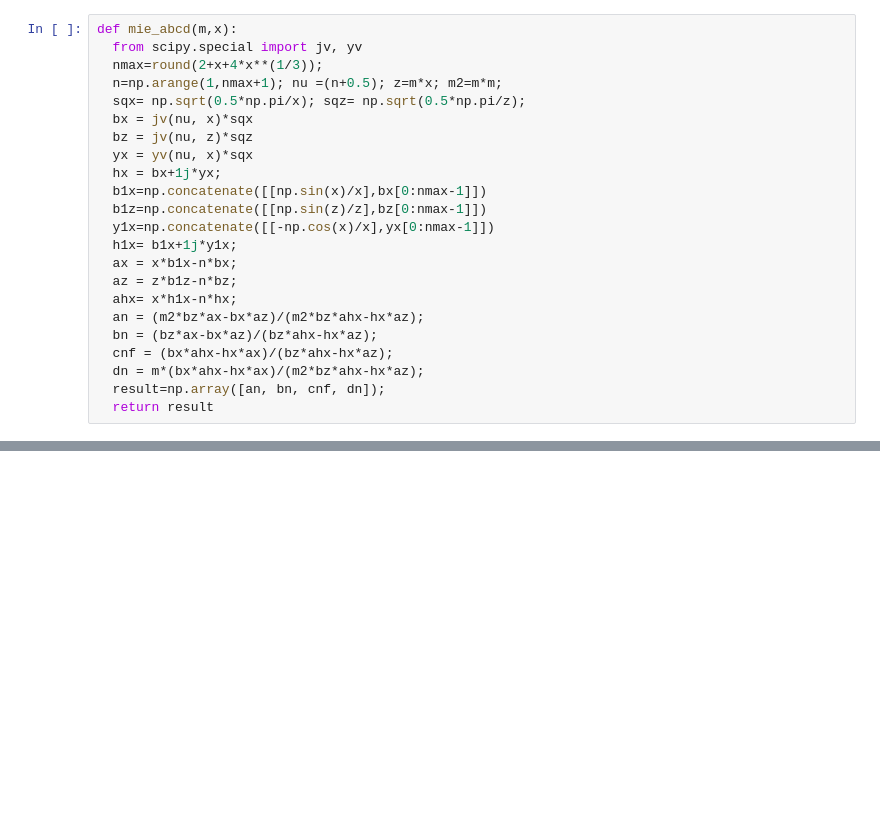
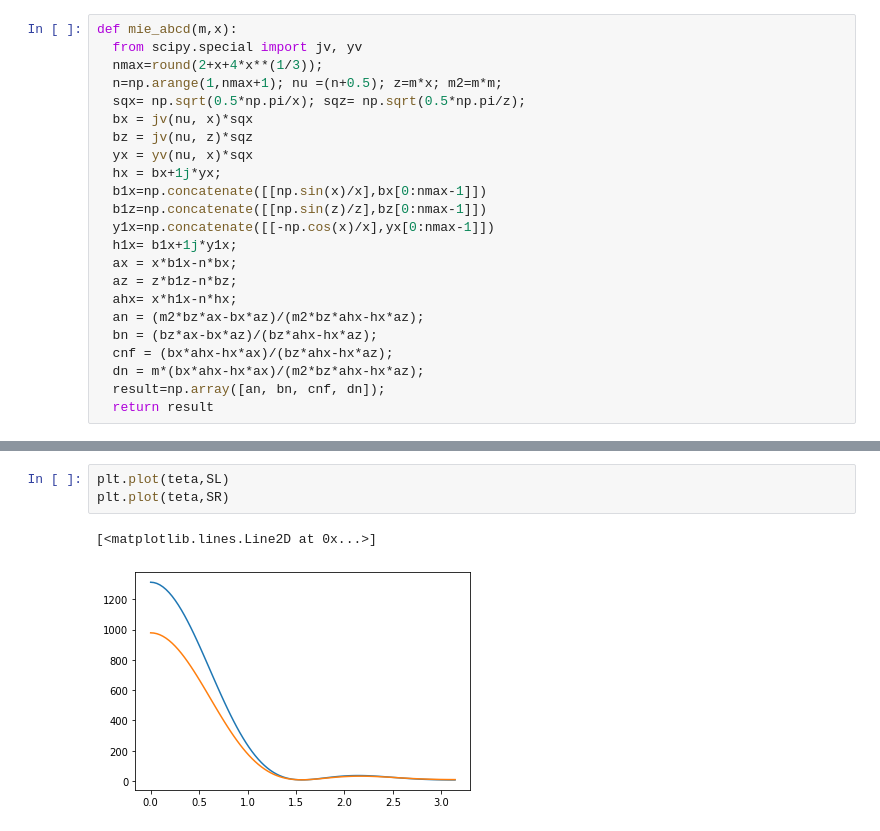
Before and after one commit to AkiraTerao/AT, a Jupyter notebook: mie_func.ipynb, the cells around one changed output, grey strips where cells are left out. Cells and saved outputs as stored; diff of their text form; blank space fills up the shorter version.

```diff
--- a/mie_func.ipynb
+++ b/mie_func.ipynb
@@ -131,0 +220,6 @@ def mie_abcd(m,x):
+# %%
+plt.plot(teta,SL)
+plt.plot(teta,SR)
+# %% [output]
+[<matplotlib.lines.Line2D at 0x...>]
+[figure, added]
```
Also changed, not shown: parts of 13 cells of this notebook.
